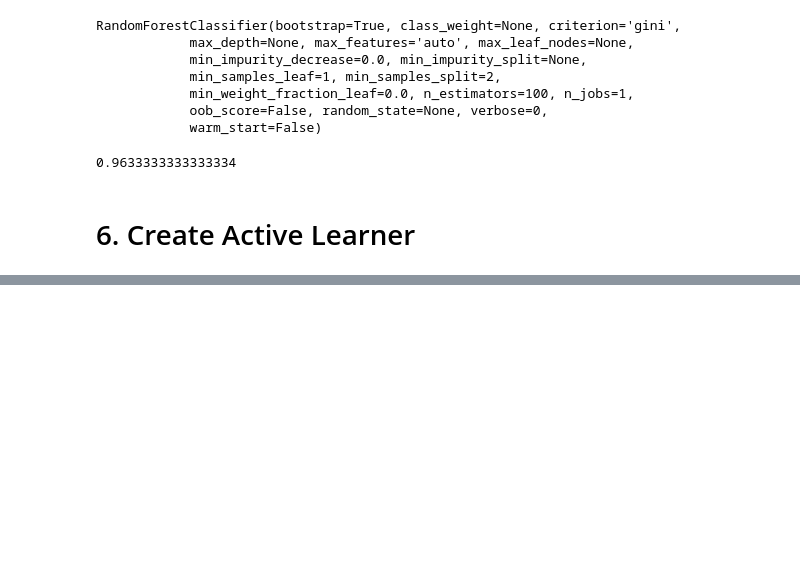
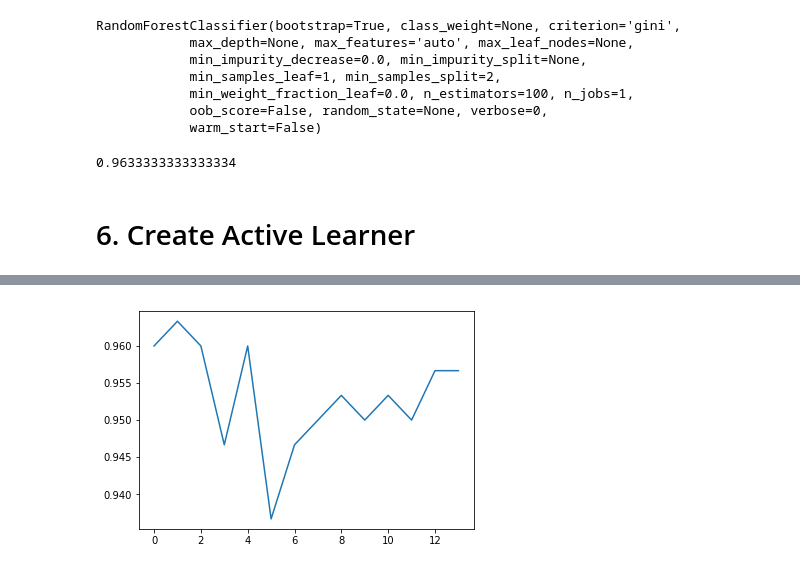
Before and after one commit to wangyu/sonyc_distortion_classification, a Jupyter notebook: ModAL Ana Elisa/Classifier_ModAl.ipynb, the cells around one changed output, grey strips where cells are left out. Saved outputs shown, nothing was run; the diff lists cells and outputs as text; code cells hidden in the pictures; blank space fills up the shorter version.

```diff
--- a/ModAL Ana Elisa/Classifier_ModAl.ipynb
+++ b/ModAL Ana Elisa/Classifier_ModAl.ipynb
@@ -257,0 +259,10 @@ pool.shape
+# %%
+acc=[]
+for i in range(len(accuracy)):
+    if accuracy[i] > 0:
+        acc.append(accuracy[i])
+
+plt.plot(acc)
+plt.show()
+# %% [output]
+[figure, added]
```
Also changed, not shown: parts of 3 cells of this notebook.
